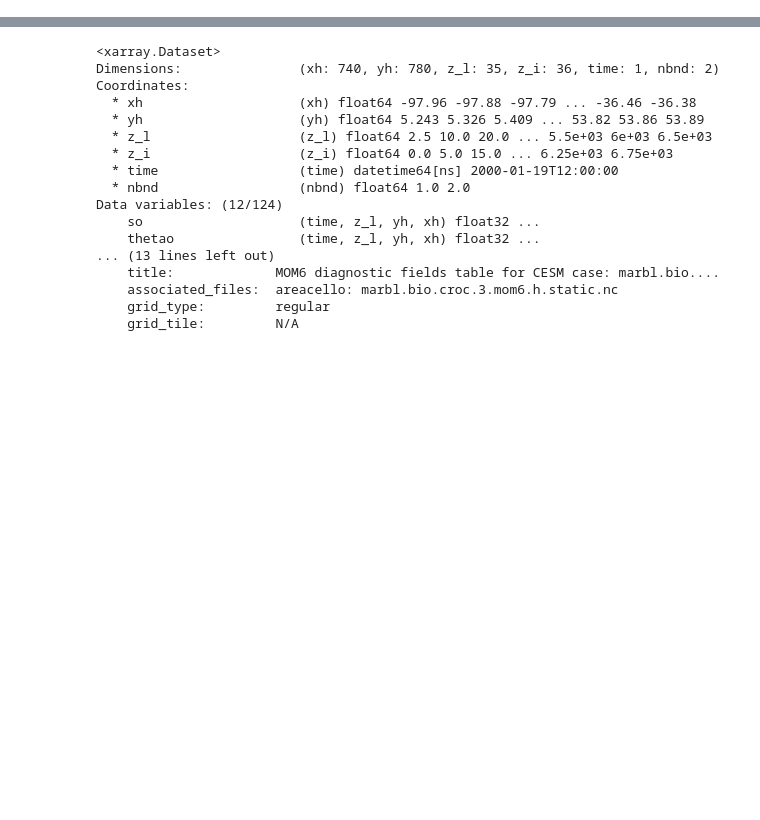
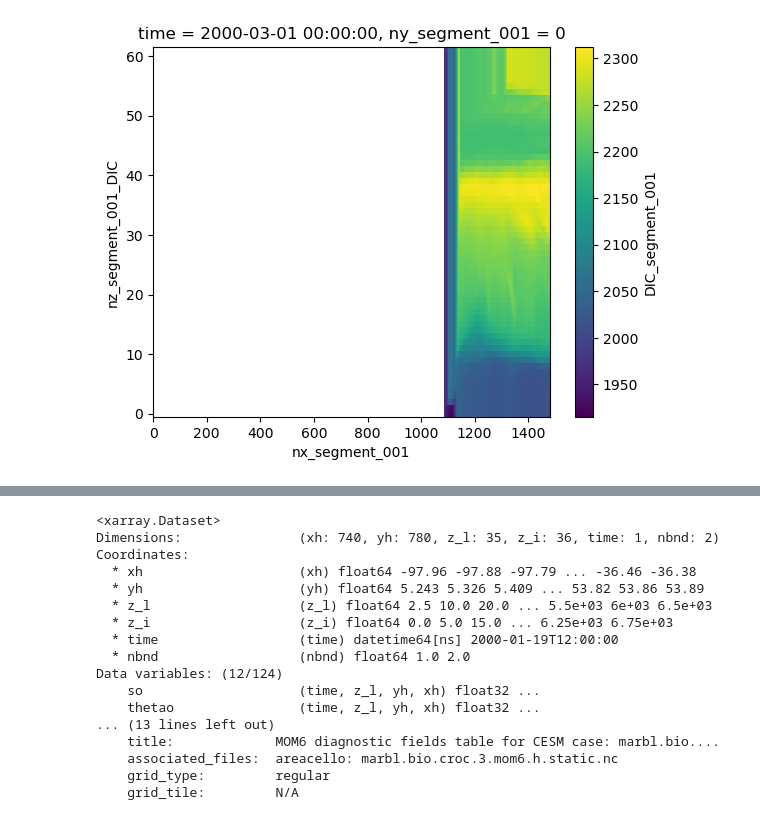
Before and after one commit to CROCODILE-CESM/nwa12_v0, a Jupyter notebook: dev/bgc/cesm_downscaling/diff_the_datasets.ipynb, the cells around one changed output, grey strips where cells are left out. Drawn from its saved outputs; the diff is of its cells as text; code cells hidden in the pictures; blank space fills up the shorter version.

```diff
--- a/dev/bgc/cesm_downscaling/diff_the_datasets.ipynb
+++ b/dev/bgc/cesm_downscaling/diff_the_datasets.ipynb
@@ -16,0 +33,4 @@ topo = Topo.from_topo_file(grid,"/glade/derecho/scratch/manishrv/croc_input/gust
+# %%
+plot(data = dic_south_boundary.DIC_segment_001[1])
+# %% [output]
+[figure, added]
```
Also changed, not shown: parts of 23 cells of this notebook, 19 other files.
